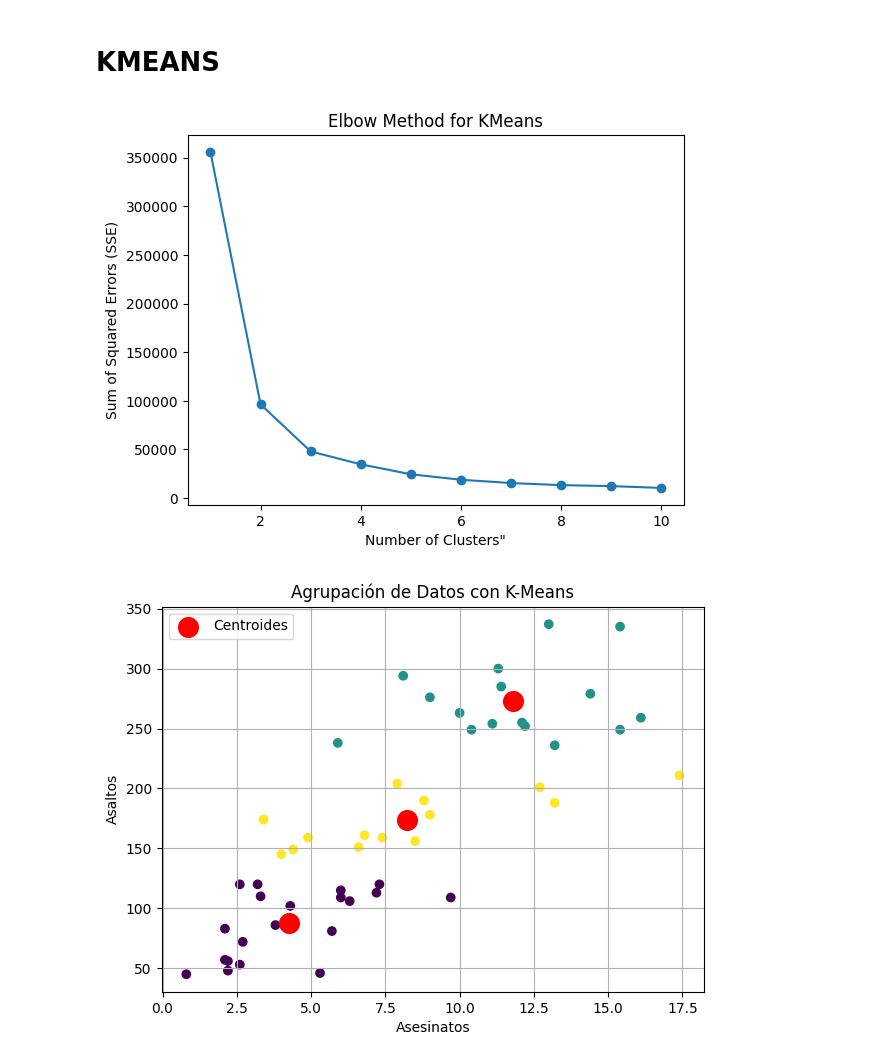
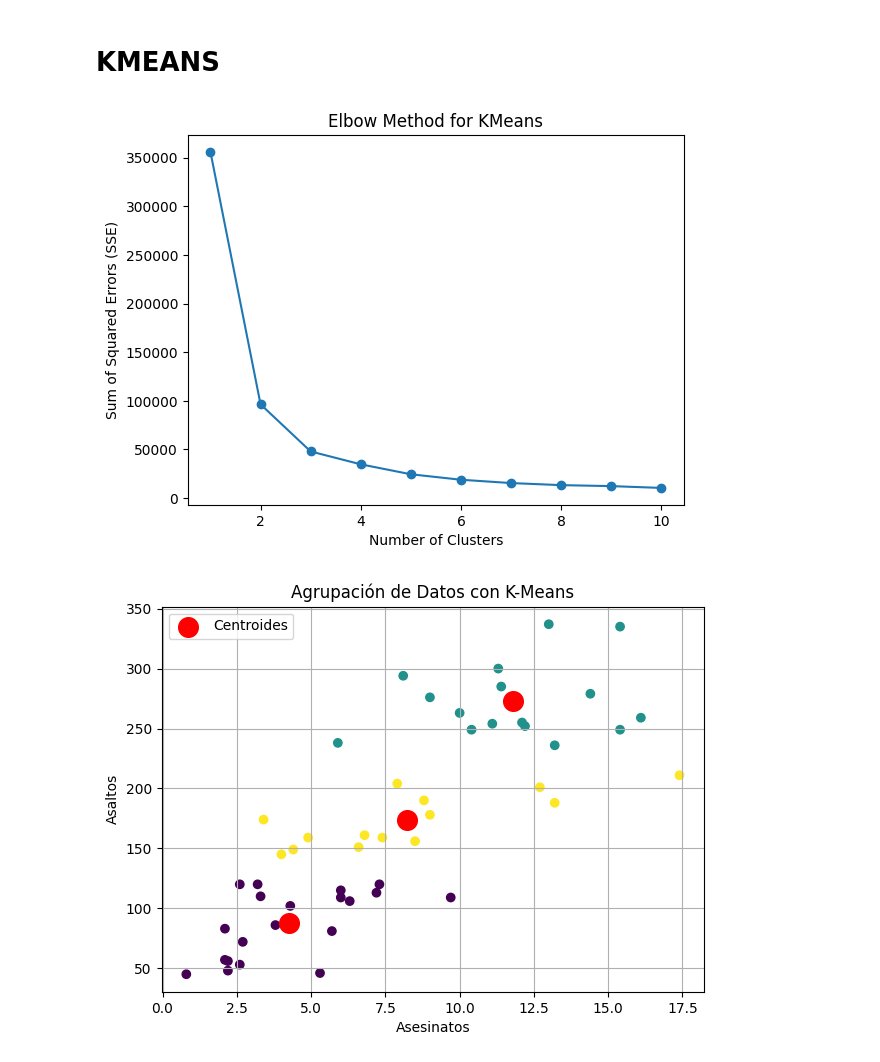
Before and after one commit to 1Pampu/BigData-ML-Proyectos, a Jupyter notebook: TP3/Big_Data_TP3.ipynb, the cells around one changed output. Cells and saved outputs as stored; diff of their text form; code cells hidden in the pictures.

```diff
--- a/TP3/Big_Data_TP3.ipynb
+++ b/TP3/Big_Data_TP3.ipynb
@@ -34,18 +34,18 @@ plt.show()
 # %%
 sse = []
 
 # Probamos con un rango de valores de k
 for k in range(1, 11):
-    kmeans = KMeans(n_clusters=k, random_state=42)
+    kmeans = KMeans(n_clusters = k, random_state = 42)
     kmeans.fit(X)
     sse.append(kmeans.inertia_)
 
 # Graficamos el método del codo
 plt.plot(range(1, 11), sse, marker='o')
 plt.title('Elbow Method for KMeans')
-plt.xlabel('Number of Clusters"')
+plt.xlabel('Number of Clusters')
 plt.ylabel('Sum of Squared Errors (SSE)')
 plt.show()
 # %% [output]
-[figure, old version]
+[figure, new version]
 # %%
```
Also changed, not shown: parts of 12 cells of this notebook.
